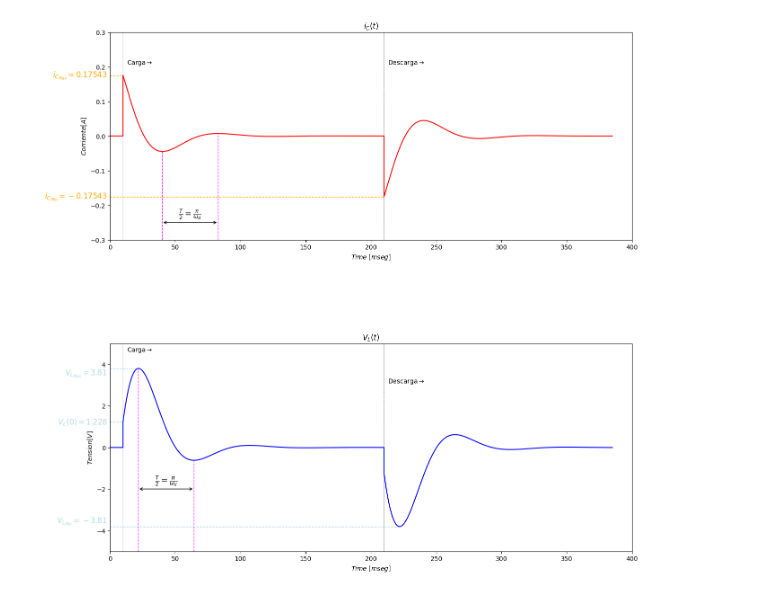
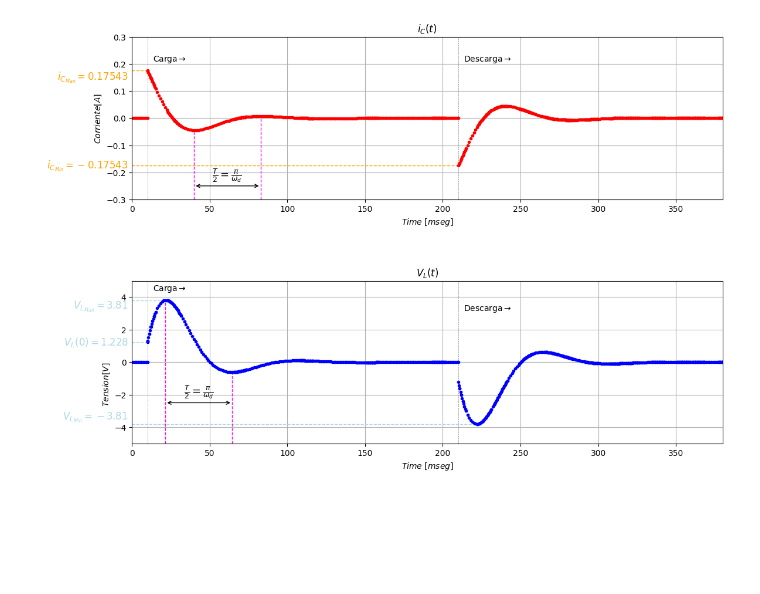
Before and after one commit to NicoBeade/tp_final_electrotecnia, a Jupyter notebook: LTSpice/Graficos Spice.ipynb, the cells around one changed output. Drawn from its saved outputs; the diff is of its cells as text; code cells hidden in the pictures; blank space fills up the shorter version.

Commit message:
Graficos teoricos

```diff
--- a/LTSpice/Graficos Spice.ipynb
+++ b/LTSpice/Graficos Spice.ipynb
@@ -46,7 +46,7 @@ V_lower_limit = -5
 I_upper_limit = 0.3
 I_lower_limit = -0.3
 
-fig = plt.figure(figsize=(15, 15))
+fig = plt.figure(figsize=(13, 9))
 fig.subplots_adjust(hspace=0.5)
 
 #Current plot
@@ -59,41 +59,44 @@ plt.text(210, 0.2, r"$\ \ \mathrm{Descarga} \rightarrow$", ha='left', va='bottom
 plt.axvline(x = 10, linestyle='--', linewidth = 0.5,color='grey')
 plt.text(10, 0.2, r"$\ \ \mathrm{Carga} \rightarrow$", ha='left', va='bottom', rotation='horizontal')
 plt.plot([time[0], 10], [0.17543, 0.17543], linestyle = '--', linewidth = 1,  color = 'orange')
-plt.text(0, 0.17543, r" $i_{C_{Max}} = 0.17543 $  ", ha='right', va='center', rotation='horizontal', color = 'orange', fontsize = 12)
+plt.text(0, 0.17543, r" $i_{C_{Max}} = 0.17543 $  ", ha='right', va='top', rotation='horizontal', color = 'orange', fontsize = 12)
 plt.plot([time[0], 210], [-0.17543, -0.17543], linestyle = '--', linewidth = 1,  color = 'orange')
 plt.text(0, - 0.17543, r" $i_{C_{Min}} = -0.17543 $  ", ha='right', va='center', rotation='horizontal', color = 'orange', fontsize = 12)
 plt.plot([39.944521, 39.944521], [-0.3, -0.044715881], linestyle = '--', linewidth = 1,  color = 'magenta')
 plt.plot([82.801664, 82.801664], [-0.3, 0.0072638779], linestyle = '--', linewidth = 1,  color = 'magenta')
 plt.annotate("", xy=(39.944521, -0.25), xytext=(82.801664, -0.25), arrowprops=dict(arrowstyle='<->'))
 plt.annotate(r"$\frac{T}{2} = \frac{\pi}{\omega_d}$", xy=(0.5*(39.944521+82.801664), -0.25), xytext=(0, 10),textcoords='offset points', ha='center', fontsize = 13)
-plt.xlim(0, Ts*1E+3)
+plt.xlim(0, 380)
 plt.ylim(I_lower_limit, I_upper_limit)
+plt.grid()
 
-plt.plot(time , ic, 'r')
+plt.plot(time , ic, 'r.')
 
 #Voltage plot
 plt.subplot(2, 1, 2)
 plt.title("$V_L(t)$")
 plt.xlabel("$Time\ [m seg]$")
-plt.ylabel("$Tension [V]$")
+plt.ylabel("$Tension [V]$", ha = 'right')
 plt.axvline(x = 210, linestyle='--', linewidth = 0.5,color='grey')
 plt.text(210, 3, r"$\ \ \mathrm{Descarga} \rightarrow$", ha='left', va='bottom', rotation='horizontal')
 plt.axvline(x = 10, linestyle='--', linewidth = 0.5,color='grey')
-plt.text(10, 4.5, r"$\ \ \mathrm{Carga} \rightarrow$", ha='left', va='bottom', rotation='horizontal')
+plt.text(10, 4.2, r"$\ \ \mathrm{Carga} \rightarrow$", ha='left', va='bottom', rotation='horizontal')
 plt.plot([time[0], 21.555403], [3.8061319, 3.8061319], linestyle = '--', linewidth = 1,  color = 'lightblue')
 plt.text(0, 3.8061319, r" $V_{L_{Max}} = 3.81 $  ", ha='right', va='top', rotation='horizontal', color = 'lightblue', fontsize = 12)
 plt.plot([time[0], 10], [1.228, 1.228], linestyle = '--', linewidth = 1,  color = 'lightblue')
 plt.text(0, 1.228, r" $V_{L}(0) = 1.228 $  ", ha='right', va='center', rotation='horizontal', color = 'lightblue', fontsize = 12)
 plt.plot([time[0], 21.555403 + 200], [-3.8061319, -3.8061319], linestyle = '--', linewidth = 1,  color = 'lightblue')
 plt.text(0, -3.8061319, r" $V_{L_{Min}} = -3.81 $  ", ha='right', va='bottom', rotation='horizontal', color = 'lightblue', fontsize = 12)
 plt.plot([21.555403, 21.555403], [-5, 3.8061319], linestyle = '--', linewidth = 1,  color = 'magenta')
 plt.plot([64.418445, 64.418445], [-5, -0.61818752], linestyle = '--', linewidth = 1,  color = 'magenta')
-plt.annotate("", xy=(21.555403, -2), xytext=(64.418445, -2), arrowprops=dict(arrowstyle='<->'))
-plt.annotate(r"$\frac{T}{2} = \frac{\pi}{\omega_d}$", xy=(0.5*(21.555403+64.418445), -2), xytext=(0, 10),textcoords='offset points', ha='center', fontsize = 13)
-plt.xlim(0, Ts*1E+3)
+plt.annotate("", xy=(21.555403, -2.5), xytext=(64.418445, -2.5), arrowprops=dict(arrowstyle='<->'))
+plt.annotate(r"$\frac{T}{2} = \frac{\pi}{\omega_d}$", xy=(0.5*(21.555403+64.418445), -2.5), xytext=(0, 10),textcoords='offset points', ha='center', fontsize = 13)
+plt.xlim(0, 380)
 plt.ylim(V_lower_limit, V_upper_limit)
+plt.grid()
 
-plt.plot(time , Vl, 'b')
+plt.plot(time , Vl, 'b.')
+#plt.savefig('Graficos circuito valores fijos.pdf', format='pdf')
 plt.show()
 # %% [output]
-[figure, old version]
+[figure, new version]
```
Also changed, not shown: parts of 1 cell of this notebook, 4 other files.
